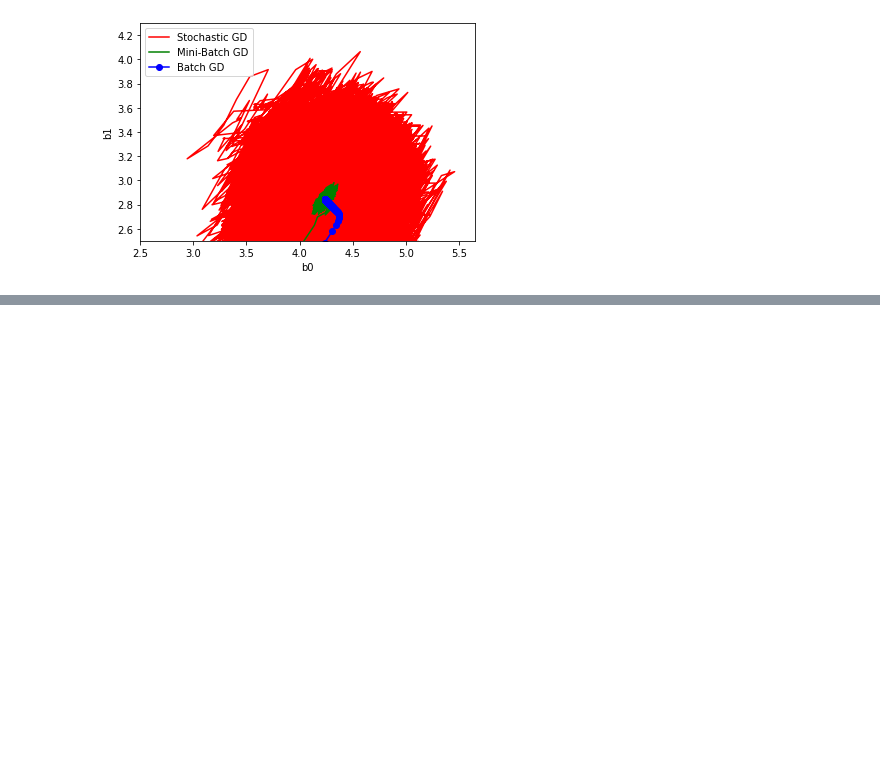
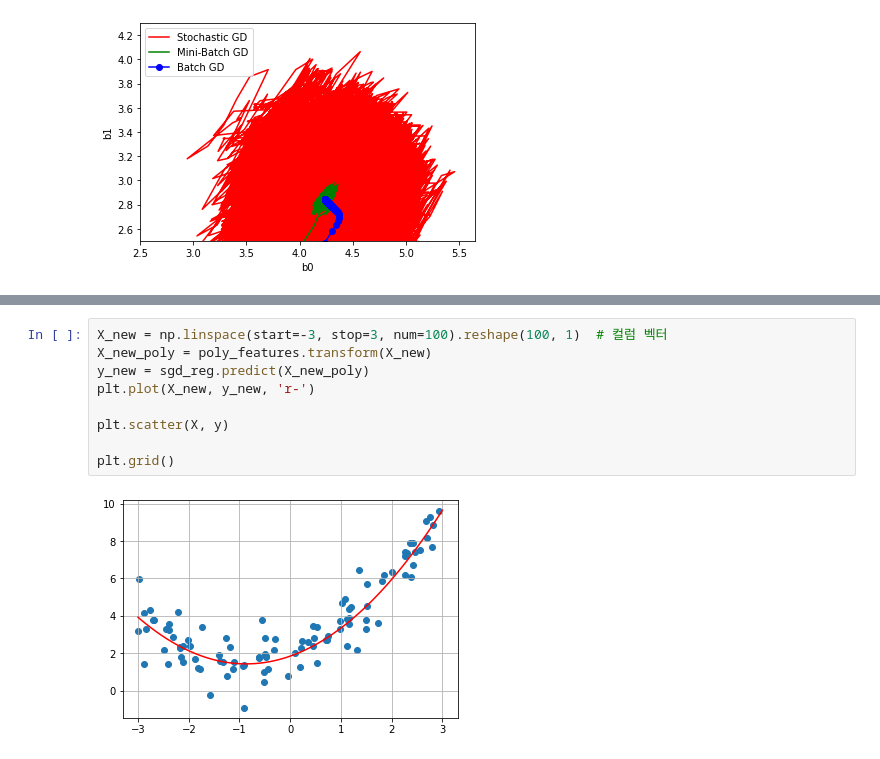
Before and after one commit to JakeOh/202007_itw_bd18, a Jupyter notebook: lab_ml/ml05_linear_regression.ipynb, the cells around one changed output, grey strips where cells are left out. Saved outputs shown, nothing was run; the diff lists cells and outputs as text; blank space fills up the shorter version.

```diff
--- a/lab_ml/ml05_linear_regression.ipynb
+++ b/lab_ml/ml05_linear_regression.ipynb
@@ -386,0 +429,11 @@ SGDRegressor()
+# %%
+X_new = np.linspace(start=-3, stop=3, num=100).reshape(100, 1)  # 컬럼 벡터
+X_new_poly = poly_features.transform(X_new)
+y_new = sgd_reg.predict(X_new_poly)
+plt.plot(X_new, y_new, 'r-')
+
+plt.scatter(X, y)
+
+plt.grid()
+# %% [output]
+[figure, added]
```
Also changed, not shown: parts of 6 cells of this notebook.
